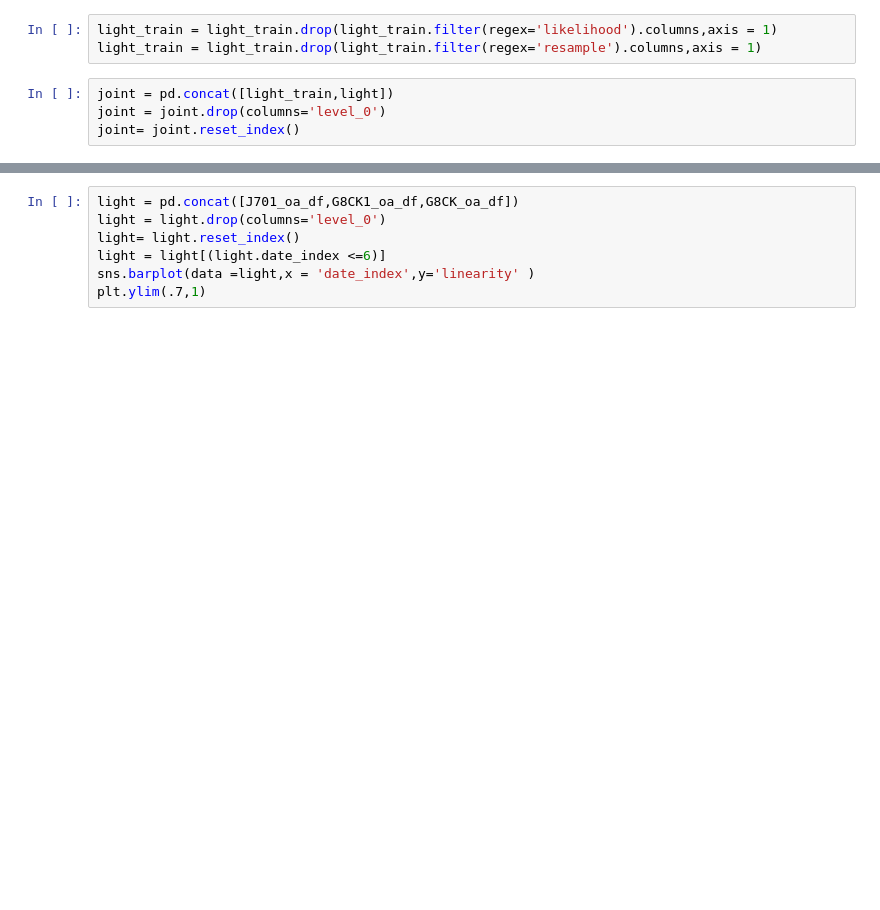
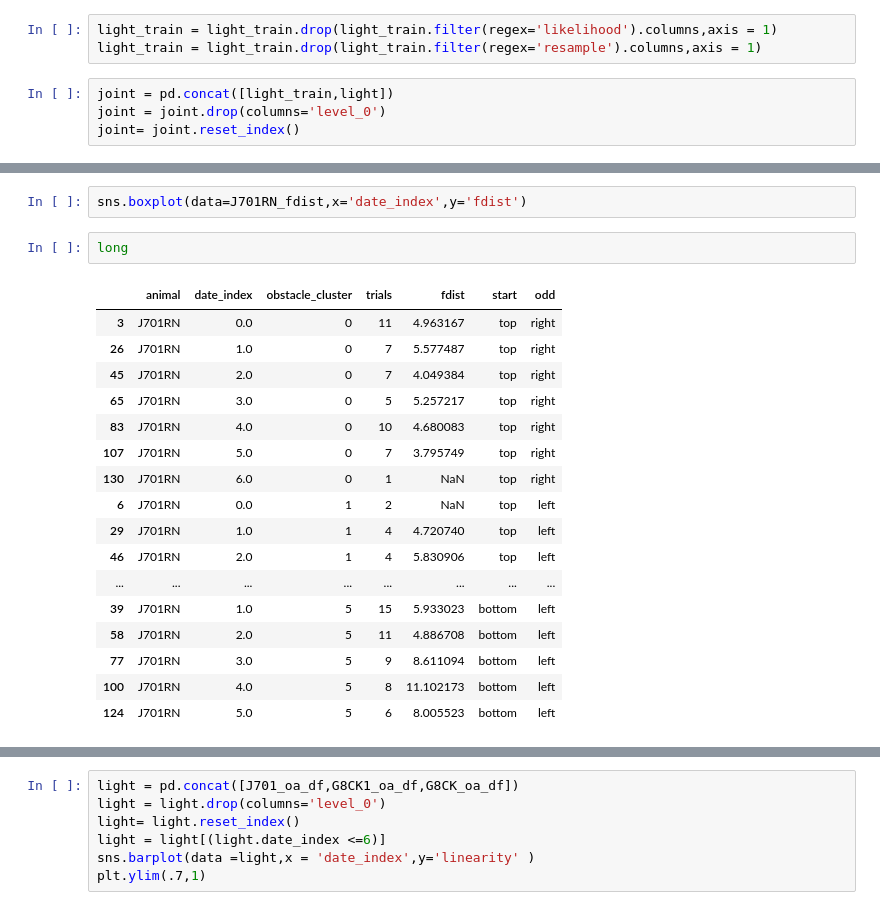
Before and after one commit to msidikpr/obstacle_avoidance, a Jupyter notebook: SFN/figure_1.ipynb, the cells around one changed output, grey strips where cells are left out. Drawn from its saved outputs; the diff is of its cells as text; blank space fills up the shorter version.

```diff
--- a/SFN/figure_1.ipynb
+++ b/SFN/figure_1.ipynb
@@ -157,0 +551,22 @@ sns.lineplot(data =joint,x = 'date_index',y='time' )
+# %%
+sns.boxplot(data=J701RN_fdist,x='date_index',y='fdist')
+# %%
+long
+# %% [output]
+|  | animal | date_index | obstacle_cluster | trials | fdist | start | odd |
+| 3 | J701RN | 0.0 | 0 | 11 | 4.963167 | top | right |
+| 26 | J701RN | 1.0 | 0 | 7 | 5.577487 | top | right |
+| 45 | J701RN | 2.0 | 0 | 7 | 4.049384 | top | right |
+| 65 | J701RN | 3.0 | 0 | 5 | 5.257217 | top | right |
+| 83 | J701RN | 4.0 | 0 | 10 | 4.680083 | top | right |
+| 107 | J701RN | 5.0 | 0 | 7 | 3.795749 | top | right |
+| 130 | J701RN | 6.0 | 0 | 1 | NaN | top | right |
+| 6 | J701RN | 0.0 | 1 | 2 | NaN | top | left |
+| 29 | J701RN | 1.0 | 1 | 4 | 4.720740 | top | left |
+| 46 | J701RN | 2.0 | 1 | 4 | 5.830906 | top | left |
+| ... | ... | ... | ... | ... | ... | ... | ... |
+| 39 | J701RN | 1.0 | 5 | 15 | 5.933023 | bottom | left |
+| 58 | J701RN | 2.0 | 5 | 11 | 4.886708 | bottom | left |
+| 77 | J701RN | 3.0 | 5 | 9 | 8.611094 | bottom | left |
+| 100 | J701RN | 4.0 | 5 | 8 | 11.102173 | bottom | left |
+| 124 | J701RN | 5.0 | 5 | 6 | 8.005523 | bottom | left |
```
Also changed, not shown: parts of 116 cells of this notebook, 16 other files.
